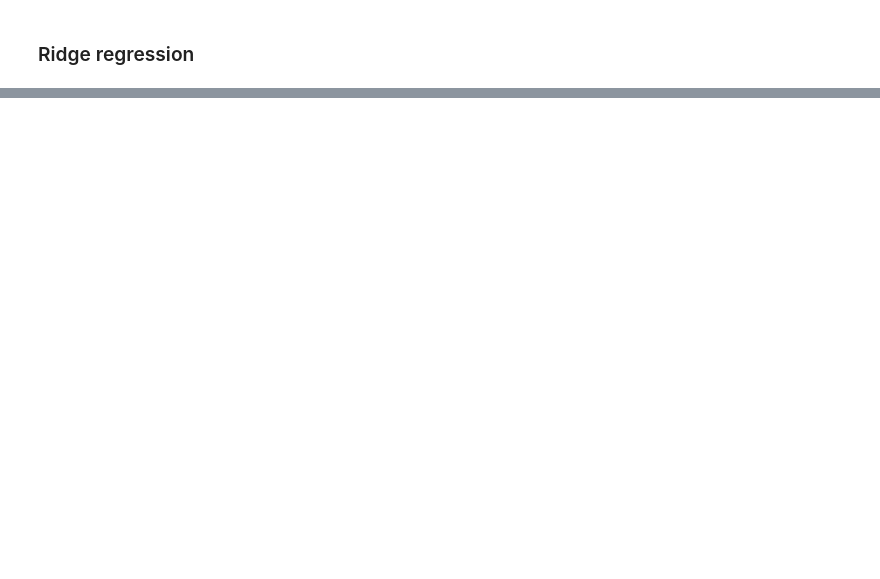
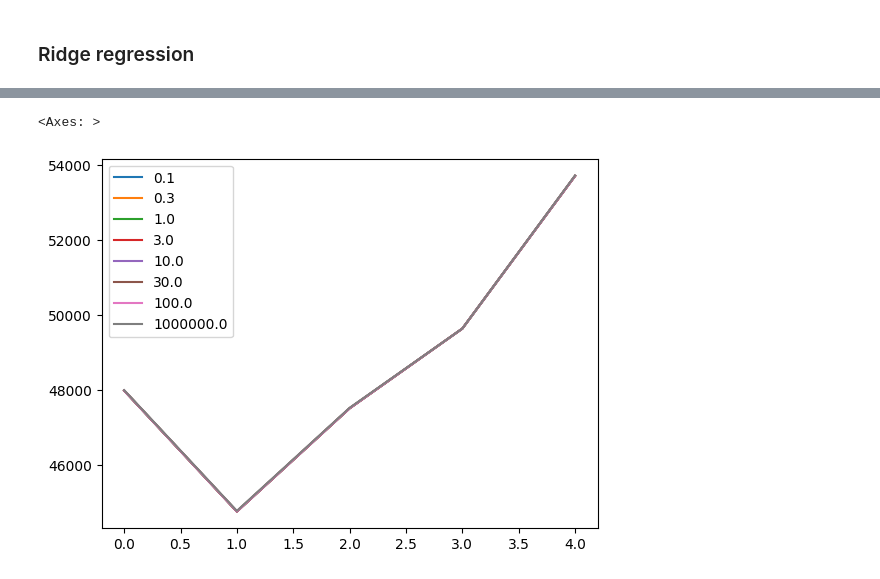
Before and after one commit to Mathieuja/Advanced-ML-Project, a Jupyter notebook: notebook.ipynb, the cells around one changed output, grey strips where cells are left out. Drawn from its saved outputs; the diff is of its cells as text; code cells hidden in the pictures; blank space fills up the shorter version.

```diff
--- a/notebook.ipynb
+++ b/notebook.ipynb
@@ -541,6 +571,6 @@ from sklearn.metrics import mean_squared_error
 # %%
 ridge_reg = Ridge(fit_intercept=False)
 # %%
-df = pd.read_parquet('df.pq')
+df = pd.read_parquet('df_article.pq')
 # %%
 df.head()
@@ -610,10 +678,15 @@ def expanding_cv_score(model, X, y, n_splits=5, lower=0.01, upper=0.01):
 # ---------------------------
 # Hyperparameter tuning
 # ---------------------------
-alphas = [0.1, 0.3, 1.0, 3.0, 10.0, 30.0, 100.0]
+alphas = [0.1, 0.3, 1.0, 3.0, 10.0, 30.0, 100.0, 1000000]
 alpha_mse = {}
 
 for a in tqdm(alphas):
-    ridge = Ridge(alpha=a, fit_intercept=False)
+    ridge = Pipeline(
+        [
+            ('scaler', StandardScaler()),
+            ('ridge', Ridge(alpha=a, fit_intercept=False))
+        ]
+    )
     mse = expanding_cv_score(ridge, X_train, y_train, n_splits=5)
     alpha_mse[a] = mse
@@ -620,3 +711,8 @@ for a in tqdm(alphas):
+# %%
+pd.DataFrame(alpha_mse).plot()
+# %% [output]
+<Axes: >
+[figure, added]
 # %%
 # ---------------------------
 # Final model training on full training set
```
Also changed, not shown: parts of 27 cells of this notebook.
